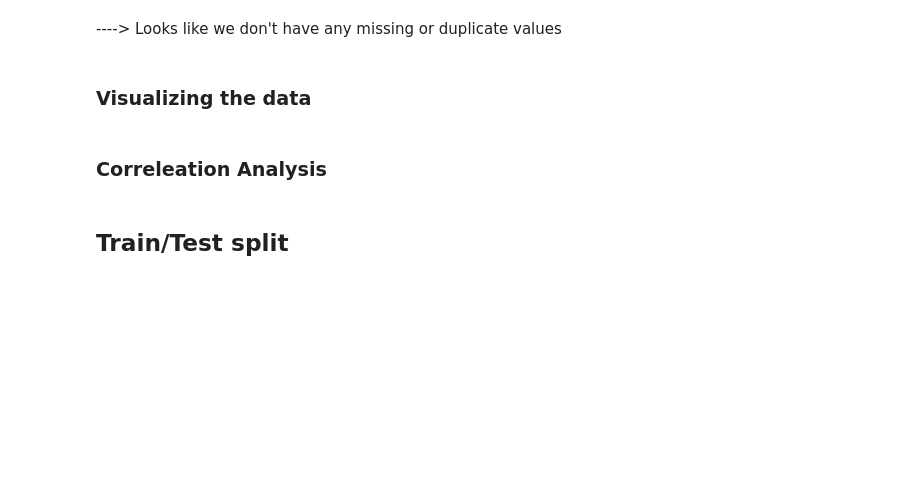
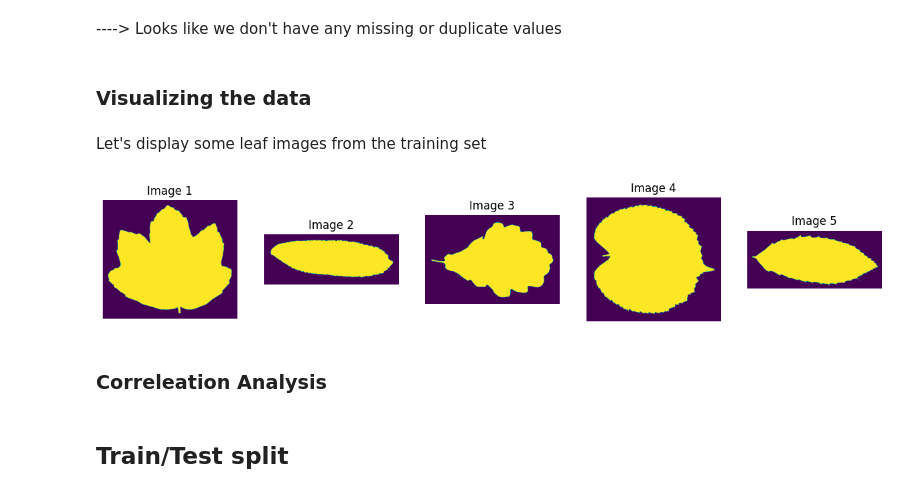
Before and after one commit to HanyaAdel/CNN-Leaf-Classification, a Jupyter notebook: cnn_leaf_classification.ipynb, the cells around one changed output. Saved outputs shown, nothing was run; the diff lists cells and outputs as text; code cells hidden in the pictures; blank space fills up the shorter version.

Commit message:
added code for displaying some leaf images

```diff
--- a/cnn_leaf_classification.ipynb
+++ b/cnn_leaf_classification.ipynb
@@ -75,6 +75,29 @@ Duplicate values:  0
 ----> Looks like we don't have any missing or duplicate values
 # %% [markdown]
 <h3>Visualizing the data</h3>
+# %% [markdown]
+Let's display some leaf images from the training set
+# %%
+from PIL import Image
+import os
+
+image_dir = '.\data_files\images'
+image_ids = train_df['id'].head(5).tolist()
+
+plt.figure(figsize=(15, 8))
+
+for i, image_id in enumerate(image_ids, 1):
+    image_path = os.path.join(image_dir, f"{image_id}.jpg")
+    image = Image.open(image_path)
+
+    plt.subplot(1, 5, i)
+    plt.imshow(image)
+    plt.title(f"Image {i}")
+    plt.axis('off')
+
+plt.show()
+# %% [output]
+[figure, added]
 # %% [markdown]
 <h3>Correleation Analysis </h3>
 # %% [markdown]
```
